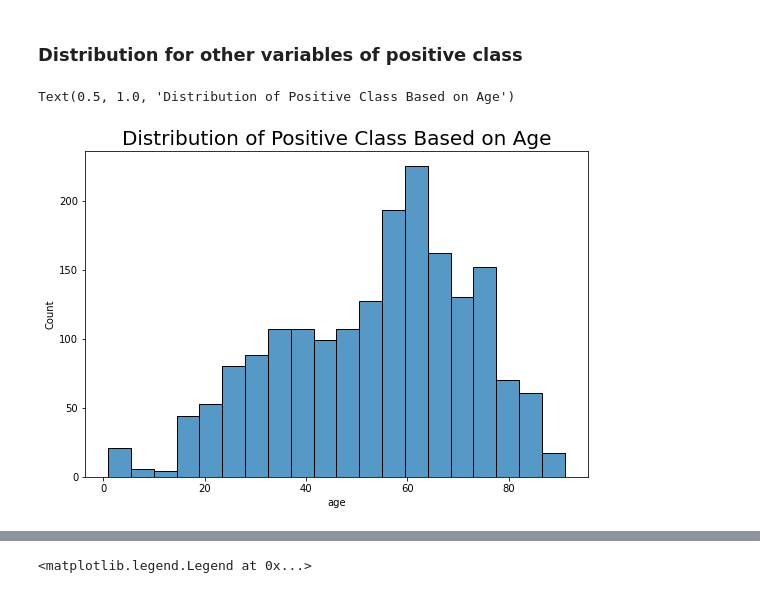
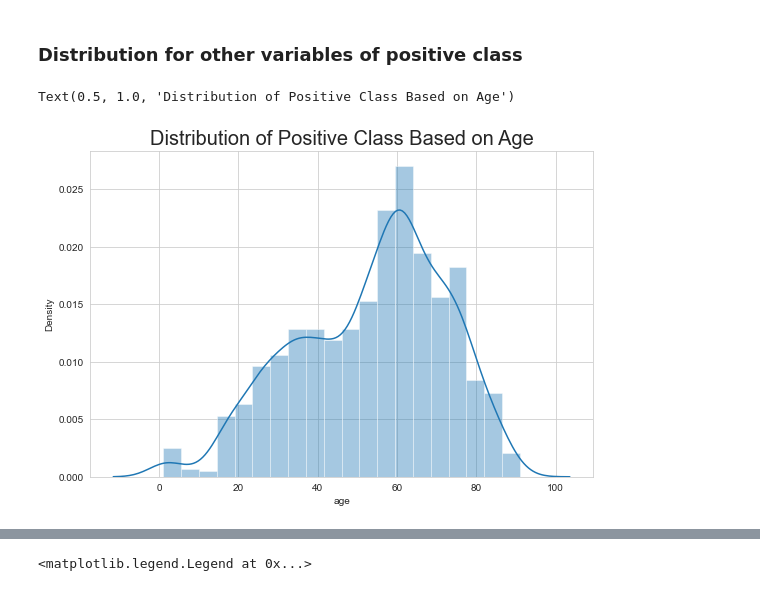
Before and after one commit to zengxueyuan/PHAS0077_QiyuanZeng_2022, a Jupyter notebook: 2. Data analysis.ipynb, the cells around one changed output, grey strips where cells are left out. Saved outputs shown, nothing was run; the diff lists cells and outputs as text; code cells hidden in the pictures.

```diff
--- a/2. Data analysis.ipynb
+++ b/2. Data analysis.ipynb
@@ -606,9 +607,10 @@ As can be seen from the above graph, the distribution of samples is uneven and c
 # %%
 positive_df = data.loc[data.Target.isin(['hyperthyroid','hypothyroid'])]
 # %%
+
 plt.figure(figsize=(9,6))
-sns.histplot(x='age',data=positive_df)
+sns.distplot(positive_df.age, kde=True, rug=False, norm_hist=False);
 plt.title("Distribution of Positive Class Based on Age", {'fontsize':20})
 # %% [output]
 Text(0.5, 1.0, 'Distribution of Positive Class Based on Age')
-[figure, old version]
+[figure, new version]
```
Also changed, not shown: parts of 11 cells of this notebook, 8 other files.
